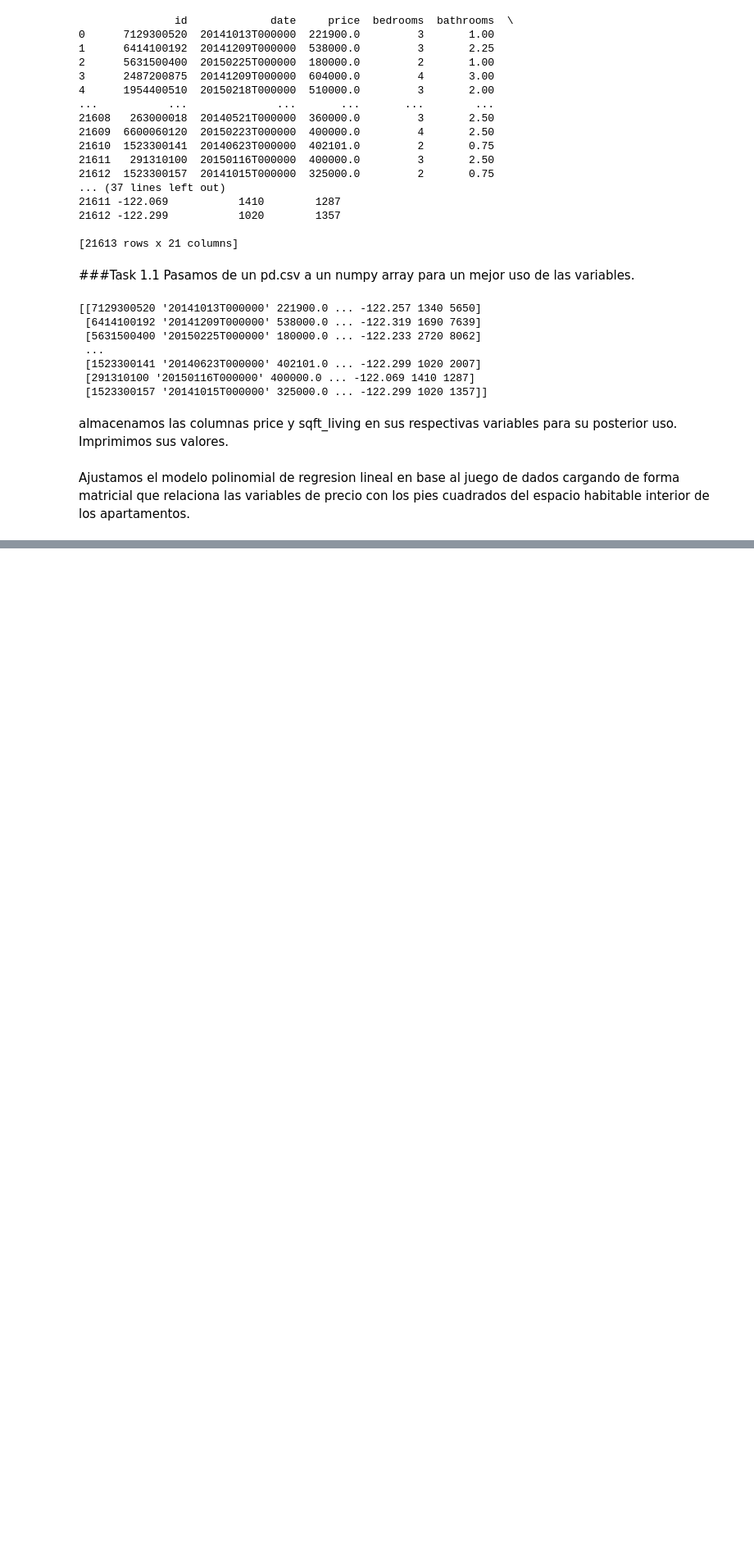
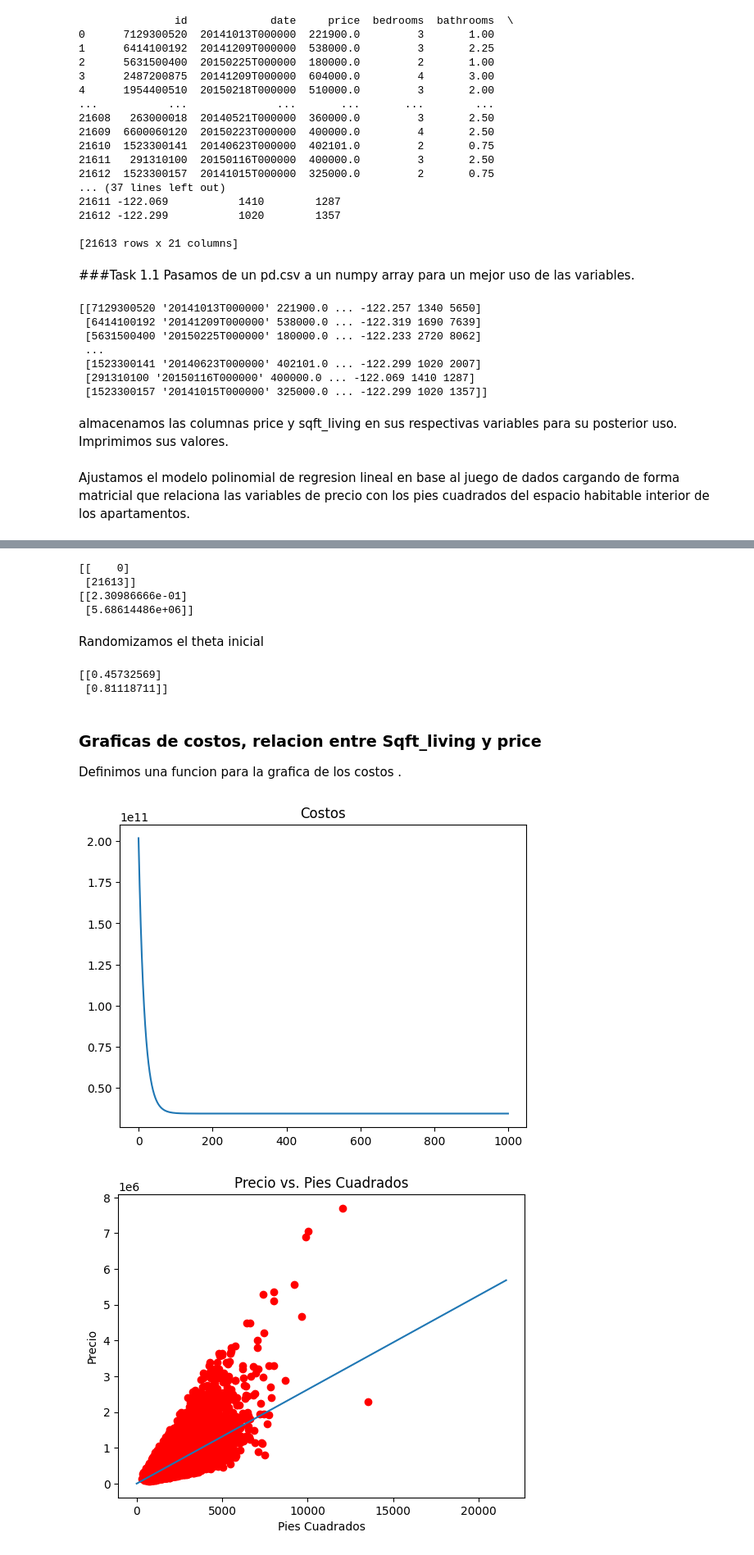
Before and after one commit to JorgeCab2711/Laboratorio-3-AI-Linear-Regression, a Jupyter notebook: main.ipynb, the cells around one changed output, grey strips where cells are left out. Shown at 82% size. Drawn from its saved outputs; the diff is of its cells as text; code cells hidden in the pictures; blank space fills up the shorter version.

```diff
--- a/main.ipynb
+++ b/main.ipynb
@@ -89,0 +69,5 @@ def PlotPolly(model, ind_var, dep_var, Name):
+# %%
+# En este caso usamos la columna de onese para la matriz de caracteristicas
+X_r =  np.hstack((np.ones_like(x), x))
+
+print(X_r)
@@ -89,0 +97,3 @@ def PlotPolly(model, ind_var, dep_var, Name):
+# %%
+cost =  lambda x,y,t: ((x @ t - y) ** 2).sum() / (2 * len(y))
+gradient = lambda x,y,t: 2 * x.T @ (x @ t - y) / len(y)
@@ -89,0 +102,7 @@ def PlotPolly(model, ind_var, dep_var, Name):
+# %%
+th_o = np.random.rand(X_r.shape[1], 1)
+
+th_f , costos = linreg(X_r, y, th_o, cost, gradient, a=0.000000003, n=1000)
+
+print(th_f)
+print(costos)
@@ -89,0 +115,45 @@ def PlotPolly(model, ind_var, dep_var, Name):
+# %%
+Xm = np.array([[0],[data_size]])
+Xmr = np.hstack((np.ones((2,1)), Xm))
+# Linear Regression
+Ym = Xmr @ th_f
+print(Xm)
+print(Ym)
+# %% [output]
+[[    0]
+ [21613]]
+[[2.30986666e-01]
+ [5.68614486e+06]]
+# %% [markdown]
+Randomizamos el theta inicial
+# %%
+th_o =  np.random.rand(X_r.shape[1], 1)
+th_o = th_o[~np.isnan(th_o)].reshape(len(th_o), 1)
+print(th_o)
+# %% [output]
+[[0.45732569]
+ [0.81118711]]
+# %% [markdown]
+### Graficas de costos, relacion entre Sqft_living y price
+Definimos una funcion para la grafica de los costos .
+# %%
+def GraphCost(costos):
+    plt.plot(costos)
+    plt.title('Costos')
+    plt.show()
+    plt.close()
+
+def GraphPriceVsSqrFt(x,y,xm,ym):
+    plt.title('Precio vs. Pies Cuadrados')
+    plt.plot(x, y, 'ro')
+    plt.plot(xm, ym)
+    plt.xlabel('Pies Cuadrados')
+    plt.ylabel('Precio')
+
+# Implementamos las funciones de graficacos
+
+GraphCost(costos)
+GraphPriceVsSqrFt(x,y,Xm,Ym)
+# %% [output]
+[figure, added]
+[figure, added]
```
Also changed, not shown: parts of 14 cells of this notebook.
